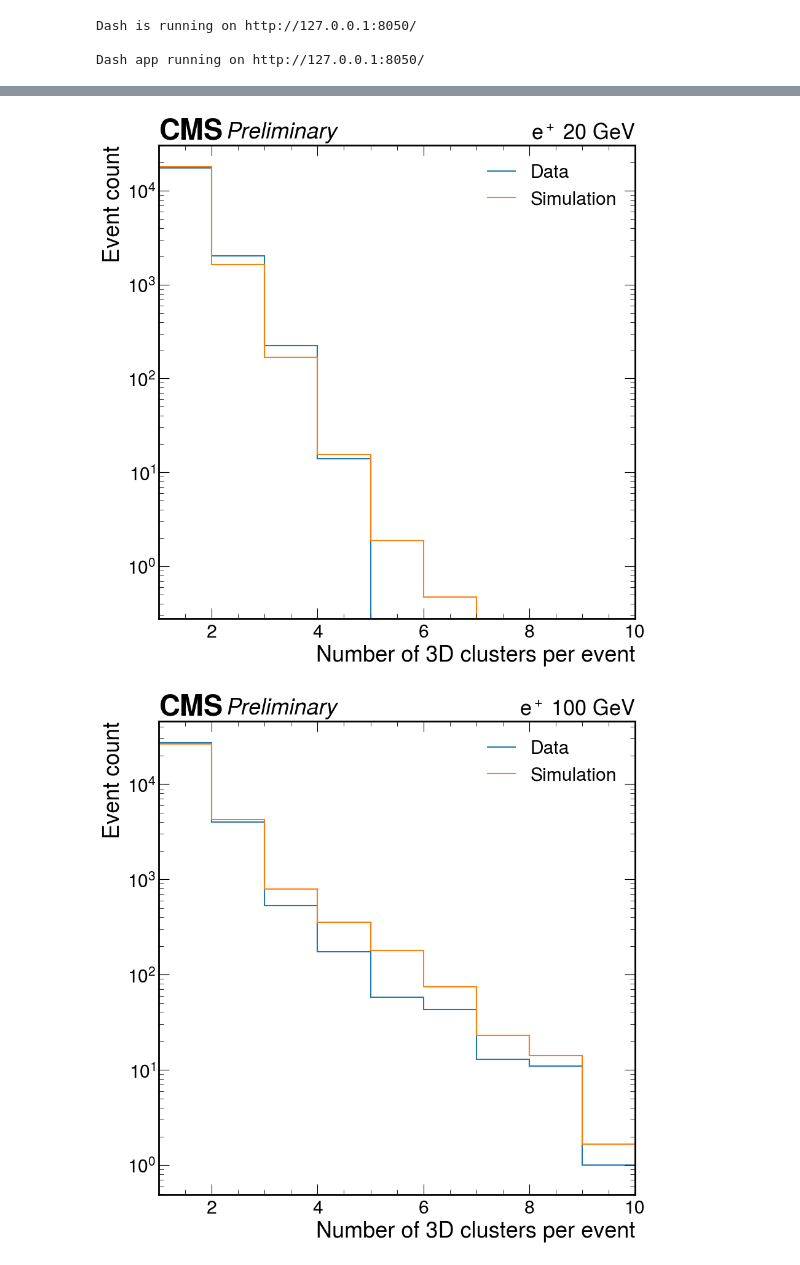
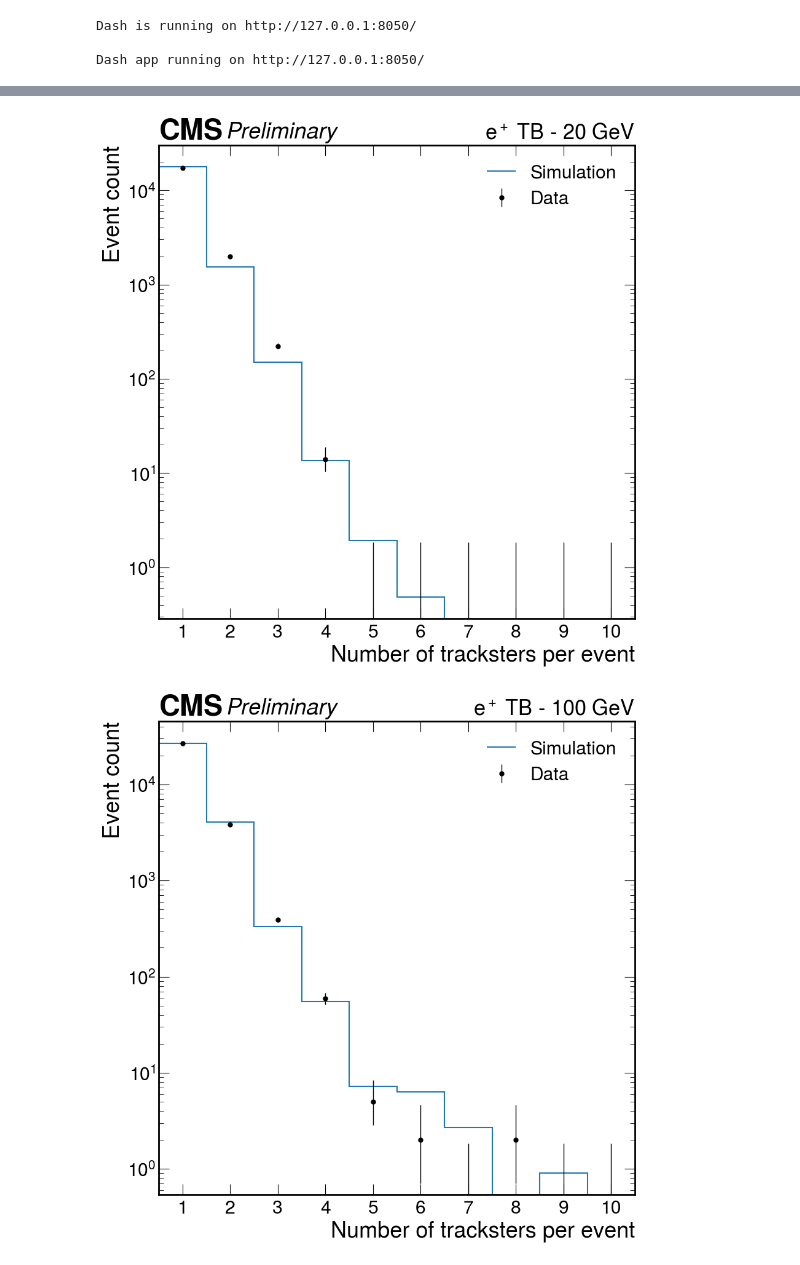
Before and after one commit to tcuisset/HgcalClue3DClusteringPlotting, a Jupyter notebook: clue3D-results/clue3D-clusterSize.ipynb, the cells around one changed output, grey strips where cells are left out. Saved outputs shown, nothing was run; the diff lists cells and outputs as text; code cells hidden in the pictures.

```diff
--- a/clue3D-results/clue3D-clusterSize.ipynb
+++ b/clue3D-results/clue3D-clusterSize.ipynb
@@ -24,7 +24,7 @@ from HistogramLib.store import HistogramStore
 from hists.parameters import beamEnergies
 from hists.store import HistogramId
 # %%
-hist_folder = '/grid_mnt/data_cms_upgrade/cuisset/testbeam18/clue3d/v34'
+hist_folder = '/grid_mnt/data_cms_upgrade/cuisset/testbeam18/clue3d/v41'
 #clueParams = "single-file"
 clueParams = "cmssw"
 histStore = HistogramStore(hist_folder, HistogramId)
@@ -166,7 +172,12 @@ def loadHistsNbTrackster(beamEnergy:int, datatypes:list[str], kind=HistogramKind
         }]
         #.project("clus3D_size_custom")
         ) for datatype in datatypes], [datatypeToLegendMap.get(datatype, datatype) for datatype in datatypes]
-def nbOfTracksterPerEvent(beamEnergy, datatypes, kind=HistogramKind.COUNT, log=False):
+
+def shiftHistogram(h:hist.Hist):
+    vals, edges = h.to_numpy()
+    edges -= 0.5
+    return vals, edges
+def nbOfTracksterPerEvent(beamEnergy, datatypes, kind=HistogramKind.COUNT, log=False, dataAsMarkers=False):
     hists, labels = loadHistsNbTrackster(beamEnergy, datatypes)
     yerr = False
 
@@ -176,7 +187,7 @@ def nbOfTracksterPerEvent(beamEnergy, datatypes, kind=HistogramKind.COUNT, log=F
                 count_data = hists[0].sum(flow=True)
             else:
                 hists[i] = countHistogramToWeightHistogram(hists[i]) * (count_data / hists[i].sum(flow=True))
-
+    hists = [shiftHistogram(h) for h in hists]
     #fig = plt.Figure()
     fig = plt.figure()
     ax = fig.subplots()
@@ -185,28 +196,33 @@ def nbOfTracksterPerEvent(beamEnergy, datatypes, kind=HistogramKind.COUNT, log=F
 
     #ax.set_ylabel(r"$\frac{1}{E_{cluster}} \frac{dE_{hit}}{dA} (cm^{-2})$")
     #ax.set_yscale("log")
+    if dataAsMarkers:
+        hep.histplot(hists[1:], label=labels[1:], yerr=False)
+        hep.histplot(hists[0], label=labels[0], histtype="errorbar", yerr=True, color="black")
+    else:
+        hep.histplot(hists, label=labels, yerr=yerr, ax=ax)
 
-    hep.histplot(hists, label=labels, yerr=yerr, ax=ax)
-
-    ax.xaxis.set_major_locator(matplotlib.ticker.AutoLocator())
+    ax.xaxis.set_major_locator(matplotlib.ticker.MultipleLocator(1))
     ax.xaxis.set_major_formatter(matplotlib.ticker.ScalarFormatter())
-    #ax.set_xlabel("Number of layer clusters in a 3D cluster")
+    ax.xaxis.set_minor_locator(matplotlib.ticker.NullLocator())
+    ax.set_xlabel("Number of tracksters per event")
     if log:
         ax.set_yscale("log")
-        ax.set_xlim(1, 10)
+        ax.set_xlim(0.5, 10.5)
     else:
-        ax.set_xlim(1,10)
+        ax.set_xlim(0.5,10.5)
     #ax.set_xlim(right=70)
     if kind is HistogramKind.COUNT:
         ax.set_ylabel("Event count")
     elif kind is HistogramKind.WEIGHT:
         ax.set_ylabel("Sum of 3D cluster energies in each size bin (GeV)")
 
-    addLumiLegend(ax, datatypes, beamEnergy)
+    addLumiLegend(ax, datatypes, beamEnergy, legend=True if dataAsMarkers else "data_first")
 # %%
-nbOfTracksterPerEvent(20, ["data", "sim_proton_v46_patchMIP"], log=True)
-nbOfTracksterPerEvent(100, ["data", "sim_proton_v46_patchMIP"], log=True)
-nbOfTracksterPerEvent(200, ["data", "sim_proton_v46_patchMIP"], log=True)
+nbOfTracksterPerEvent(20, ["data", "sim_proton_v46_patchMIP"], log=True, dataAsMarkers=True)
+nbOfTracksterPerEvent(100, ["data", "sim_proton_v46_patchMIP"], log=True, dataAsMarkers=True)
+plt.savefig("plots/tracksterProps/nbOfTrackstersPerEvent/100.pdf", bbox_inches="tight")
+nbOfTracksterPerEvent(200, ["data", "sim_proton_v46_patchMIP"], log=True, dataAsMarkers=True)
 # %% [output]
-[figure, old version]
+[figure, new version]
-[figure, old version]
+[figure, new version]
```
Also changed, not shown: parts of 4 cells of this notebook, 9 other files.
